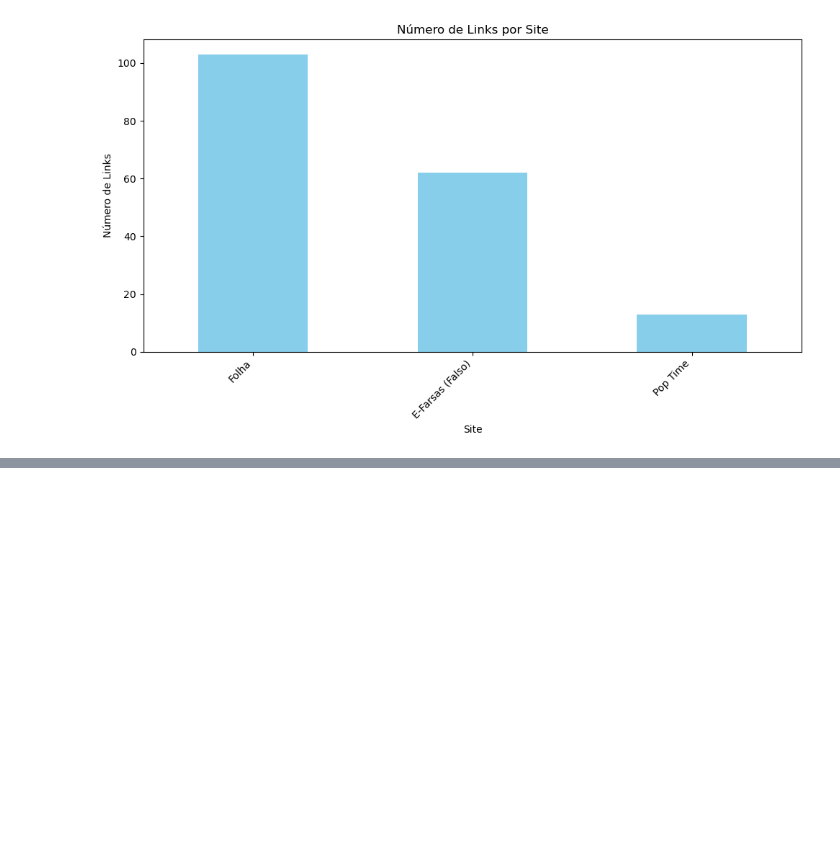
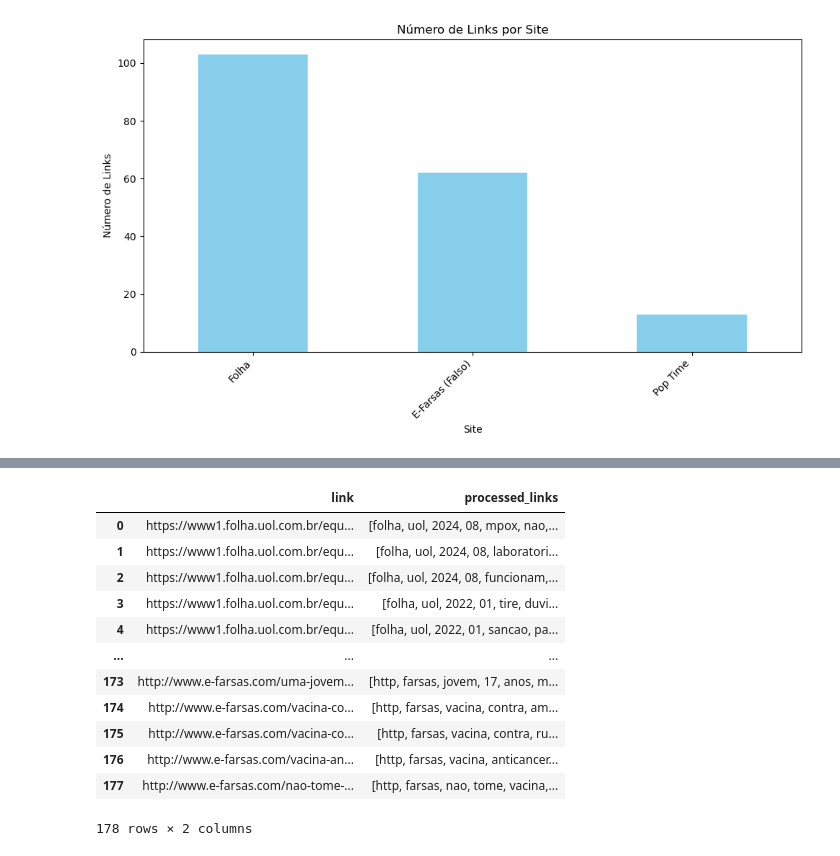
Before and after one commit to Thomazellinho/tcc_noticiasfalsas_ilum, a Jupyter notebook: tcc2.ipynb, the cells around one changed output, grey strips where cells are left out. Cells and saved outputs as stored; diff of their text form; code cells hidden in the pictures; blank space fills up the shorter version.

```diff
--- a/tcc2.ipynb
+++ b/tcc2.ipynb
@@ -699,0 +676,32 @@ plt.show()
+# %%
+# Certifique-se de ter baixado as stopwords
+nltk.download('stopwords')
+
+# Lista de stopwords em português
+stop_words = set(stopwords.words('portuguese'))
+
+def process_links_column(df):
+    # Função para processar cada link
+    def split_and_clean(link):
+        # Dividir o link por '/', '-', '%', '.', e ':'
+        words = re.split(r'[/\-\%\.\:]', link)
+        # Remover palavras indesejadas, stopwords e letras isoladas, mantendo acentos
+        unwanted = {'https', 'gov', 'www', 'com', 'br', 'pt'}
+        cleaned_words = [
+            word for word in words
+            if word.lower() not in stop_words
+            and not any(unwanted_word in word.lower() for unwanted_word in unwanted)
+            and len(word) > 1
+        ]
+        return cleaned_words
+
+    # Aplicar a função a cada link na coluna 'links'
+    df['processed_links'] = df['link'].apply(split_and_clean)
+    return df
+
+# Aplicar ao dataframe df_combinedtrue
+df_combinedfake = process_links_column(df_combinedfake)
+
+# Visualizar o resultado
+df_combinedfake[['link', 'processed_links']]
+# %% [output]
@@ -699,0 +711,13 @@ plt.show()
+|  | link | processed_links |
+| 0 | https://www1.folha.uol.com.br/equ... | [folha, uol, 2024, 08, mpox, nao,... |
+| 1 | https://www1.folha.uol.com.br/equ... | [folha, uol, 2024, 08, laboratori... |
+| 2 | https://www1.folha.uol.com.br/equ... | [folha, uol, 2024, 08, funcionam,... |
+| 3 | https://www1.folha.uol.com.br/equ... | [folha, uol, 2022, 01, tire, duvi... |
+| 4 | https://www1.folha.uol.com.br/equ... | [folha, uol, 2022, 01, sancao, pa... |
+| ... | ... | ... |
+| 173 | http://www.e-farsas.com/uma-jovem... | [http, farsas, jovem, 17, anos, m... |
+| 174 | http://www.e-farsas.com/vacina-co... | [http, farsas, vacina, contra, am... |
+| 175 | http://www.e-farsas.com/vacina-co... | [http, farsas, vacina, contra, ru... |
+| 176 | http://www.e-farsas.com/vacina-an... | [http, farsas, vacina, anticancer... |
+| 177 | http://www.e-farsas.com/nao-tome-... | [http, farsas, nao, tome, vacina,... |
+178 rows × 2 columns
```
Also changed, not shown: parts of 18 cells of this notebook.
